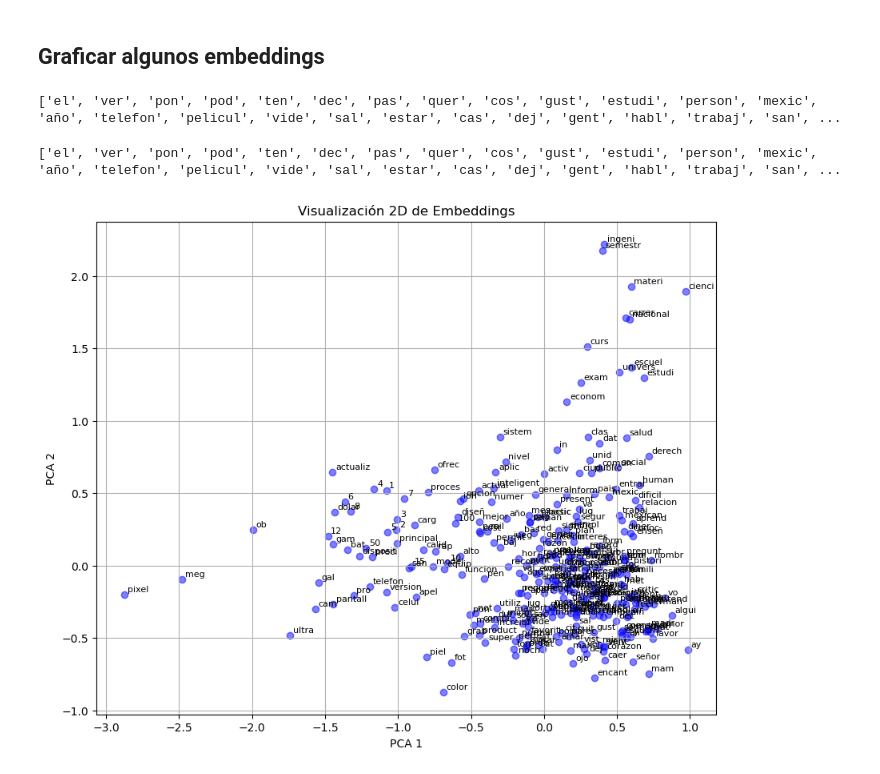
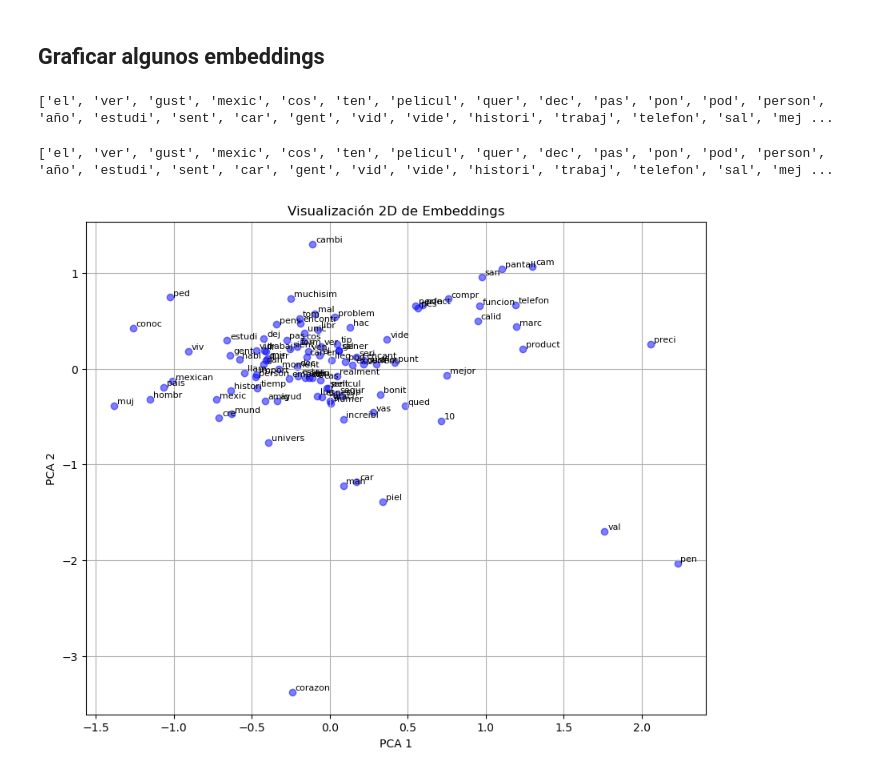
Before and after one commit to diegourielvr/sentiment_analysis, a Jupyter notebook: notebooks/tiktok/05_W2V._tiktok.ipynb, the cells around one changed output. Drawn from its saved outputs; the diff is of its cells as text; code cells hidden in the pictures.

```diff
--- a/notebooks/tiktok/05_W2V._tiktok.ipynb
+++ b/notebooks/tiktok/05_W2V._tiktok.ipynb
@@ -71,7 +74,7 @@ from src.trainers.utils import EmbeddingLoader
 from constants.constants_tiktok import EMBEDDING_W2V_TIKTOK_SENTENCES_PATH
 
 path = f"{EMBEDDING_W2V_TIKTOK_SENTENCES_PATH}.bin"
-embedding_loader = EmbeddingLoader(path)
+embedding_loader = EmbeddingLoader(path, binary=True)
 word_vectors = embedding_loader.get_word_vectors()
 
 print(f" Tamaño de embeddings: {word_vectors.vector_size}")
@@ -165,32 +214,30 @@ fig = px.scatter_3d(df, x="X", y="Y", z="Z", text="word", title="Visualización
 fig.update_traces(marker=dict(size=6), selector=dict(mode='markers+text'))
 fig.show()
 # %% [output]
-['el', 'ver', 'pon', 'pod', 'ten', 'dec', 'pas', 'quer', 'cos', 'gust', 'estudi', 'person', 'mexic', 'año', 'telefon', 'pelicul', 'vide', 'sal', 'estar', 'cas', 'dej', 'gent', 'habl', 'trabaj', 'san', ...
+['el', 'ver', 'gust', 'mexic', 'cos', 'ten', 'pelicul', 'quer', 'dec', 'pas', 'pon', 'pod', 'person', 'año', 'estudi', 'sent', 'car', 'gent', 'vid', 'vide', 'histori', 'trabaj', 'telefon', 'sal', 'mej ...
 # %%
-from sklearn.decomposition import PCA
-import numpy as np
 import matplotlib.pyplot as plt
 
-words = list(word_vectors.index_to_key)[:300]
+words = list(word_vectors.index_to_key)[:100]
 print(words)
 embeddings = [embedding_loader.get_embedding(word) for word in words]
 embeddings = np.array(embeddings)
 
 pca = PCA(n_components=2) # Reducción de embeddings a 2 dimensiones
 embeddings_2d = pca.fit_transform(embeddings)
 
 plt.figure(figsize=(10, 8))
 
 for i in range(len(embeddings_2d)):
     x, y_ = embeddings_2d[i]
     plt.scatter(x, y_, color='blue', alpha=0.5)
     plt.text(x + 0.02, y_ + 0.02, str(words[i]), fontsize=8)
 
 plt.xlabel('PCA 1')
 plt.ylabel('PCA 2')
 plt.title('Visualización 2D de Embeddings')
 plt.grid(True)
 plt.show()
 # %% [output]
-['el', 'ver', 'pon', 'pod', 'ten', 'dec', 'pas', 'quer', 'cos', 'gust', 'estudi', 'person', 'mexic', 'año', 'telefon', 'pelicul', 'vide', 'sal', 'estar', 'cas', 'dej', 'gent', 'habl', 'trabaj', 'san', ...
+['el', 'ver', 'gust', 'mexic', 'cos', 'ten', 'pelicul', 'quer', 'dec', 'pas', 'pon', 'pod', 'person', 'año', 'estudi', 'sent', 'car', 'gent', 'vid', 'vide', 'histori', 'trabaj', 'telefon', 'sal', 'mej ...
-[figure, old version]
+[figure, new version]
```
Also changed, not shown: parts of 12 cells of this notebook, 2 other files.
